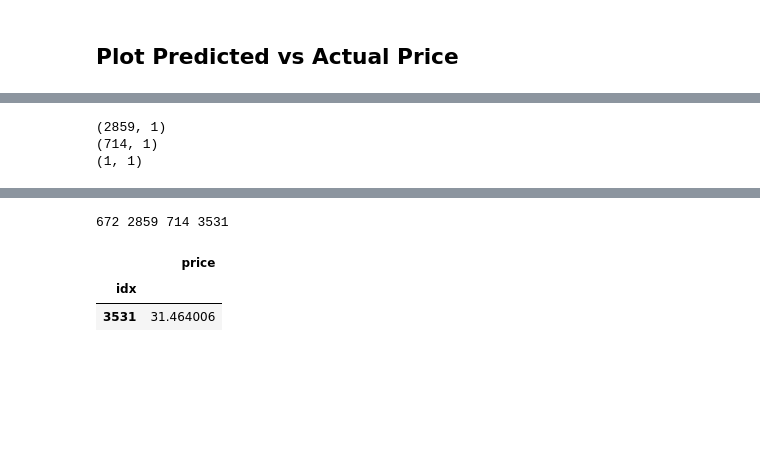
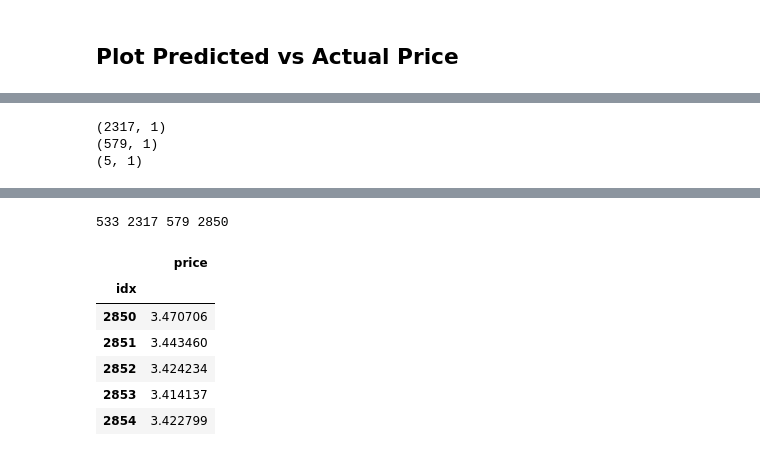
Before and after one commit to kconstable/market_predictions, a Jupyter notebook: data_preprocessing.ipynb, the cells around one changed output, grey strips where cells are left out. Drawn from its saved outputs; the diff is of its cells as text; code cells hidden in the pictures; blank space fills up the shorter version.

Commit message:
Feature Selection + models run for full/optimal features for BTL, BLX.TO, VMW

```diff
--- a/data_preprocessing.ipynb
+++ b/data_preprocessing.ipynb
@@ -32,12 +41,2 @@ pandas.util.testing is deprecated. Use the functions in the public API at pandas
 # %% [markdown]
 ## Load Data
-# %%
-stock = 'BLX.TO'
-df = pd.read_pickle(f'/content/drive/MyDrive/Colab Notebooks/data/{stock}_market_data_full.pickle')
-# df = pd.read_pickle('/content/drive/MyDrive/Colab Notebooks/data/market_data_compact.pickle')
-
-# dff.to_pickle(f'/content/drive/MyDrive/Colab Notebooks/data/{stock}_market_data_{outputsize}.pickle')
-
-print(df.shape)
-
-df.head()
@@ -283,19 +323,18 @@ def transform_stationary(df,features_to_transform,transform='log'):
 # %%
 # Training Config
-# set seed
-seed = 1985
-np.random.seed(seed)
+
+df = df_vmw_features.copy()
 
 # Extract the features needed for training
-features = [c for c in df.columns if c not in ['symbol','b-middle']]
+features = [c for c in df.columns if c not in ['symbol']]
 n_steps  = 40   # The number of time steps included in each training batch
 n_predict = 5   # The number of time steps into the future the model will predict
 idx_close = df.columns.get_loc("close") # index postiion variable (closing price)
+transform = 'log'
 
 # difference the price data
-# features_to_transform = ['open','high','low','close','GLD','USO','SPY','VXX','XLE']
-features_to_transform = ['open','high','low','close','GLD','USO','SPY','PBD','XLE','EWC']
-transform_stationary(df,features_to_transform,'log')
+features_to_transform = ['open','high','low','close']  # blx_features
+transform_stationary(df,features_to_transform,transform)
 
 
 # Scale the data and convert to numpy arrays
@@ -692,17 +904,17 @@ for batch in range(100,102):
 # test numbers don't line up
 #=> check create paritions to see why the number of records don't match
 
-y_test_unscaled = scaler.inverse_transform(y_test)
+y_test_unscaled = scaler_y.inverse_transform(y_test)
 
 # train data
-train_unscaled = scaler.inverse_transform(train_x)
+train_unscaled = scaler_X.inverse_transform(train_x)
 df_train=pd.DataFrame(train_unscaled[:,idx_close])
 df_train.columns=['price']
 print(df_train.shape)
 
 
 # test data
-test_unscaled = scaler.inverse_transform(test_x)
+test_unscaled = scaler_X.inverse_transform(test_x)
 df_test = pd.DataFrame(test_unscaled[:,idx_close])
 df_test.columns = ['price']
 
@@ -722,37 +934,41 @@ print(df_test.shape)
 y_pred = model.predict(x_test)
 
 # convert units back to the original scale
-y_pred_unscaled = scaler.inverse_transform(y_pred)
+y_pred_unscaled = scaler_y.inverse_transform(y_pred)
 
 # reset the index to align with the train/test indexes
 # idx will be supplied by the caller function
 idx = y_test_unscaled.shape[0]-1
 idx_pred_start = idx_last_train  + idx_last_test -(idx_last_test - idx)
 idx_rng = list(range(idx_pred_start,idx_pred_start+n_predict))
 
 
 y_pred =y_pred_unscaled[idx,:]
 df_pred = pd.DataFrame(y_pred)
 df_pred.columns =['price']
 df_pred['idx']=idx_rng
 df_pred.set_index('idx',drop=True,inplace=True)
 print(df_pred.shape)
 
 
 fig = go.Figure()
 fig.add_trace(go.Scatter(x=df_train.index,y=df_train.price,name='Train'))
 fig.add_trace(go.Scatter(x=df_test.index,y=df_test.price,name='Test'))
 fig.add_trace(go.Scatter(x=df_pred.index,y=df_pred.price,name='Predict'))
 fig.show()
 
 print(idx,idx_last_train,idx_last_test,idx_pred_start)
 df_pred
 # %% [output]
-(2859, 1)
-(714, 1)
-(1, 1)
+(2317, 1)
+(579, 1)
+(5, 1)
 [interactive output not drawn]
-672 2859 714 3531
+533 2317 579 2850
 |  | price |
 | idx |  |
-| 3531 | 31.464006 |
+| 2850 | 3.470706 |
+| 2851 | 3.443460 |
+| 2852 | 3.424234 |
+| 2853 | 3.414137 |
+| 2854 | 3.422799 |
```
Also changed, not shown: parts of 21 cells of this notebook.
